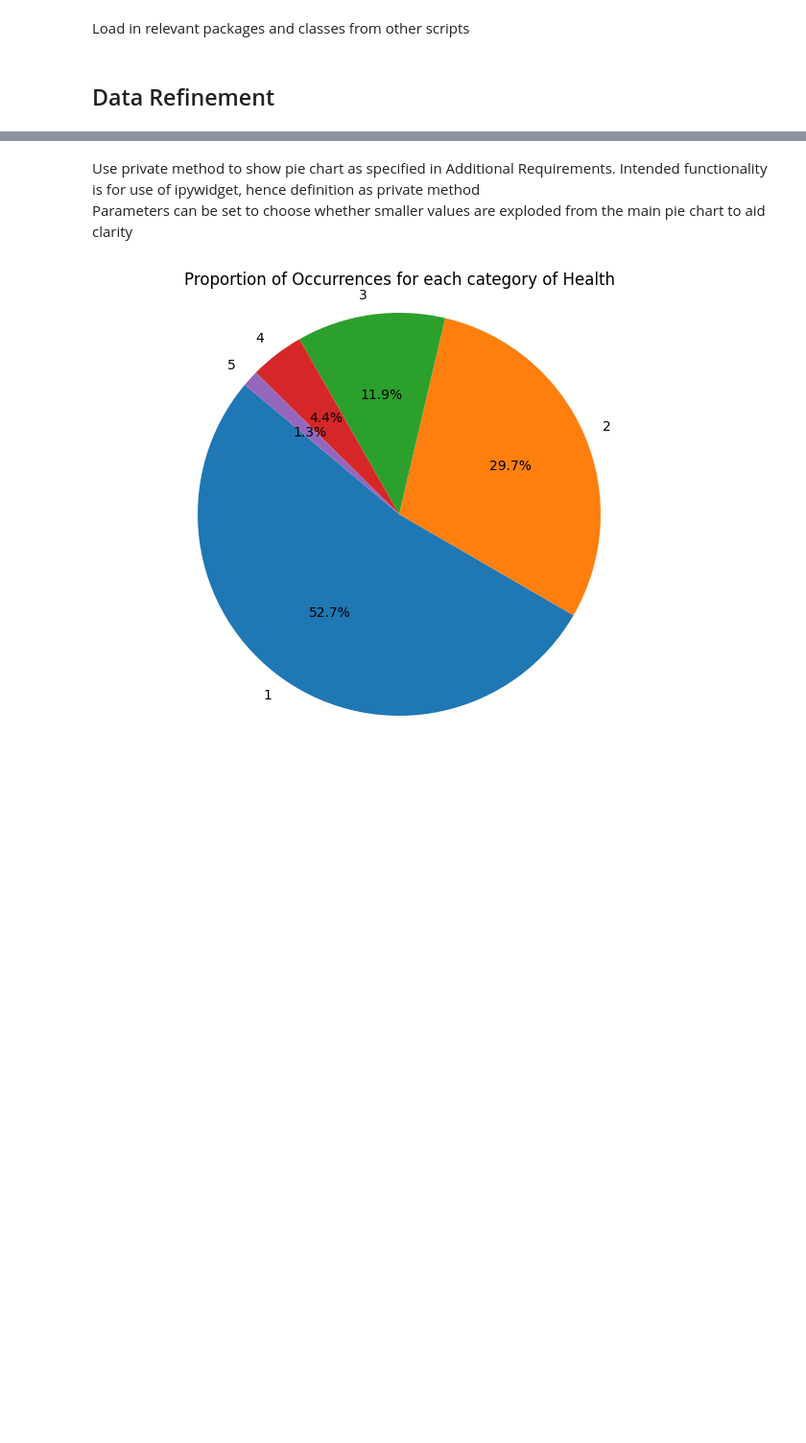
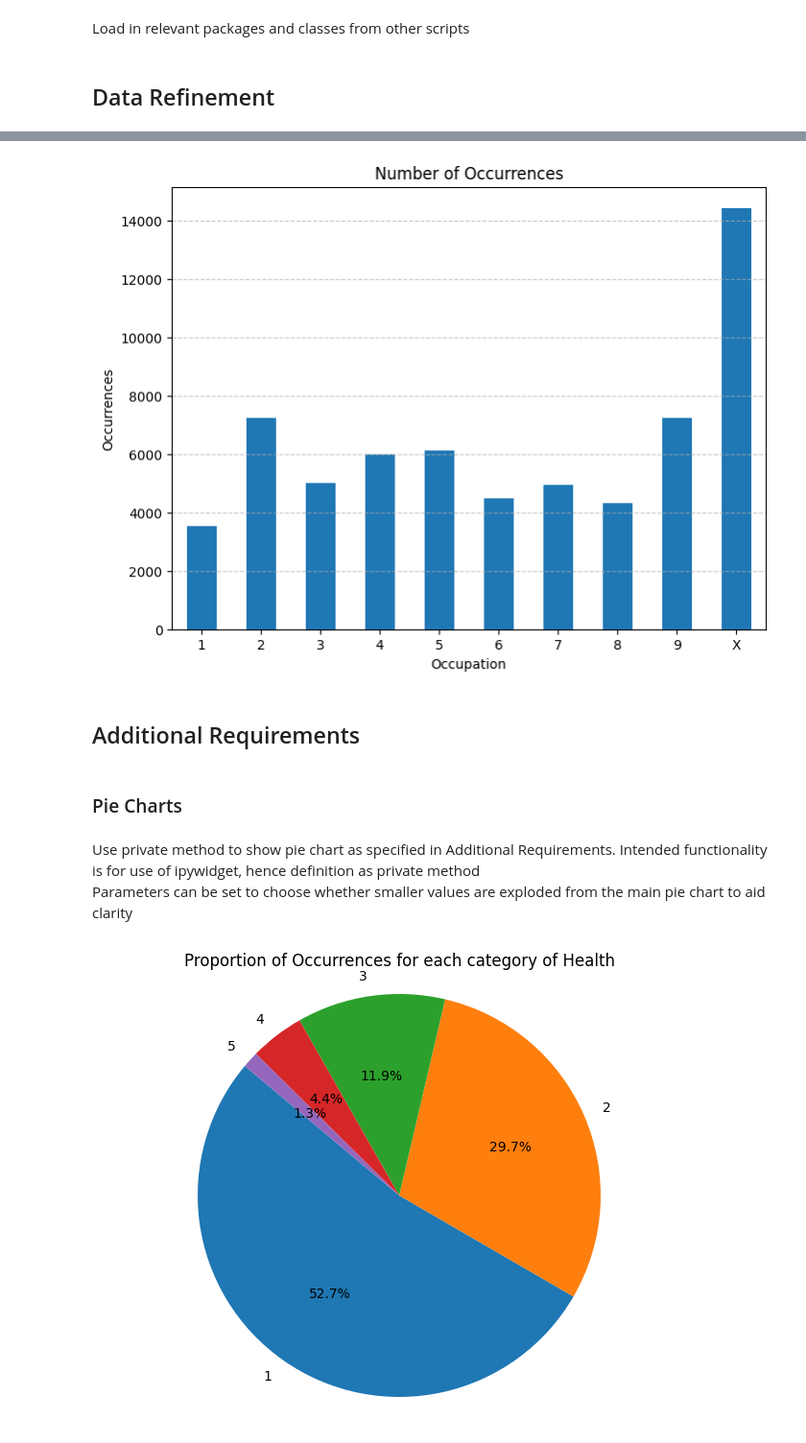
Before and after one commit to TMitchell3563/PFDAAV, a Jupyter notebook: notebooks/Assignment.ipynb, the cells around one changed output, grey strips where cells are left out. Shown at 96% size. Drawn from its saved outputs; the diff is of its cells as text; code cells hidden in the pictures; blank space fills up the shorter version.

```diff
--- a/notebooks/Assignment.ipynb
+++ b/notebooks/Assignment.ipynb
@@ -44,3 +120,11 @@ dp = DataPlotter('..\\data\\Scotland_teaching_file_1PCT_refined.csv')
+# %%
+dp._plot_bar_chart('Occupation')
+# %% [output]
+[figure, added]
+# %% [markdown]
+## Additional Requirements
+# %% [markdown]
+### Pie Charts
 # %% [markdown]
 Use private method to show pie chart as specified in Additional Requirements. Intended functionality is for use of ipywidget, hence definition as private method
 Parameters can be set to choose whether smaller values are exploded from the main pie chart to aid clarity
```
Also changed, not shown: parts of 22 cells of this notebook, 6 other files.
